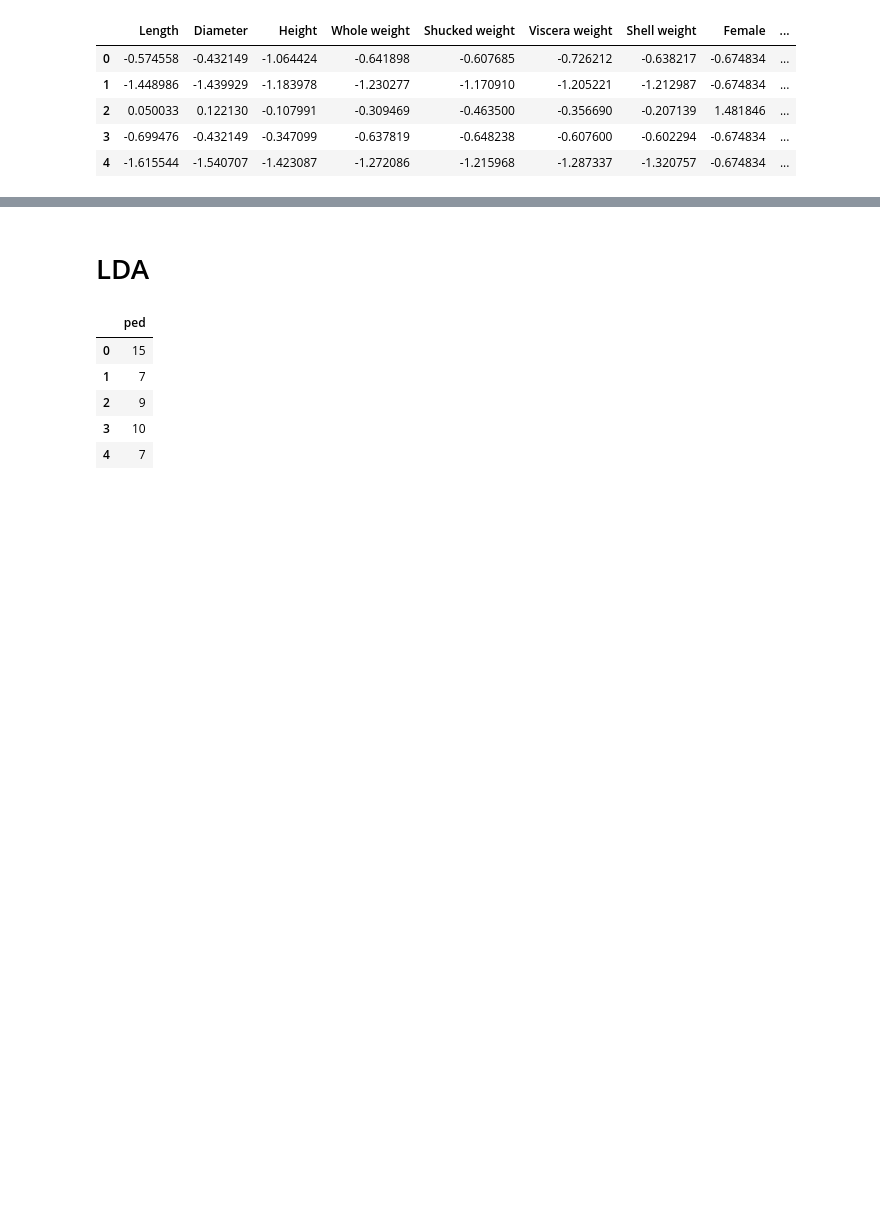
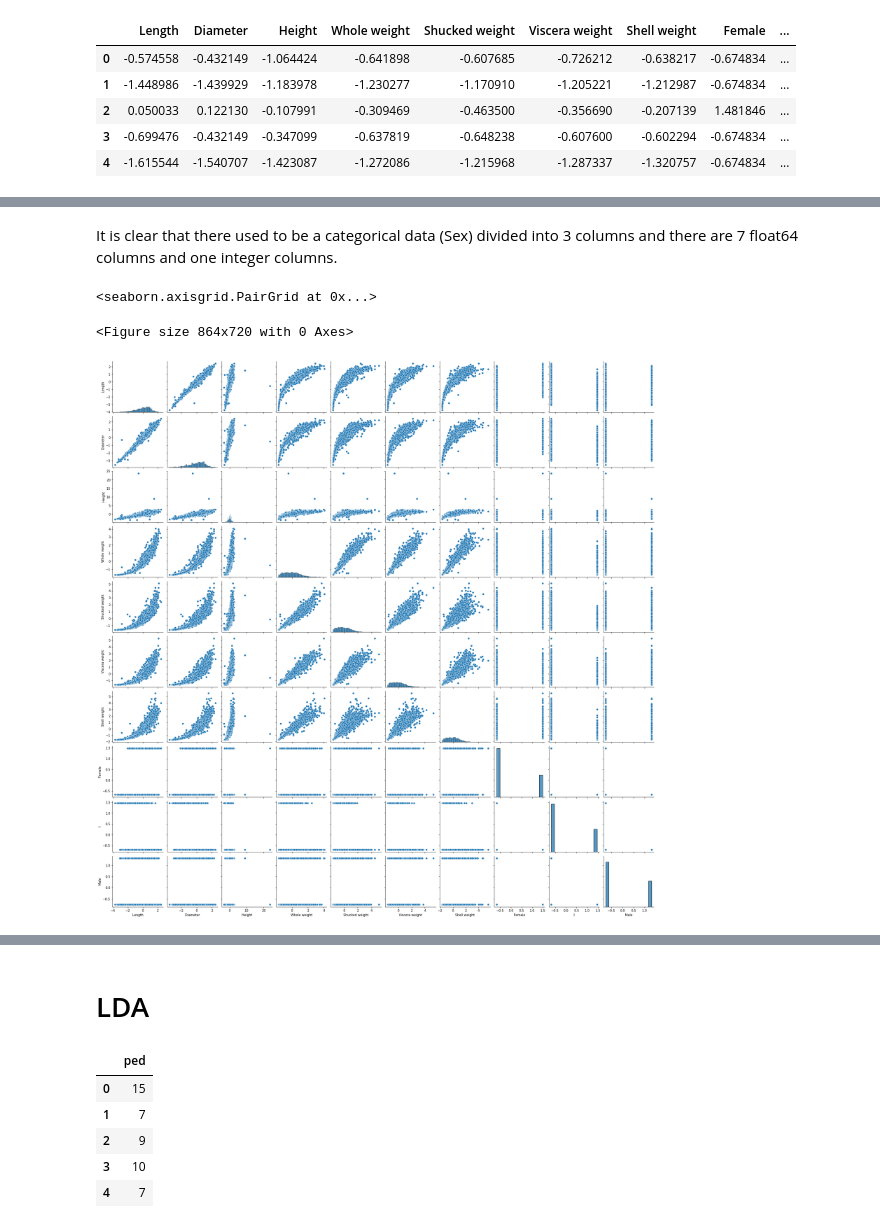
Before and after one commit to Giusseppe-97/Uncertainty_Quantification, a Jupyter notebook: code/code_classification/Abalone/abalone.ipynb, the cells around one changed output, grey strips where cells are left out. Cells and saved outputs as stored; diff of their text form; code cells hidden in the pictures; blank space fills up the shorter version.

```diff
--- a/code/code_classification/Abalone/abalone.ipynb
+++ b/code/code_classification/Abalone/abalone.ipynb
@@ -92,0 +115,10 @@ df.head()
+# %% [markdown]
+It is clear that there used to be a categorical data (Sex) divided into 3 columns and there are 7 float64 columns and one integer columns.
+# %%
+#plotting a pair plot to check
+plt.figure(2, figsize = (12, 10))
+sns.pairplot(df1)
+# %% [output]
+<seaborn.axisgrid.PairGrid at 0x...>
+<Figure size 864x720 with 0 Axes>
+[figure, added]
```
Also changed, not shown: parts of 26 cells of this notebook, 3 other files.
